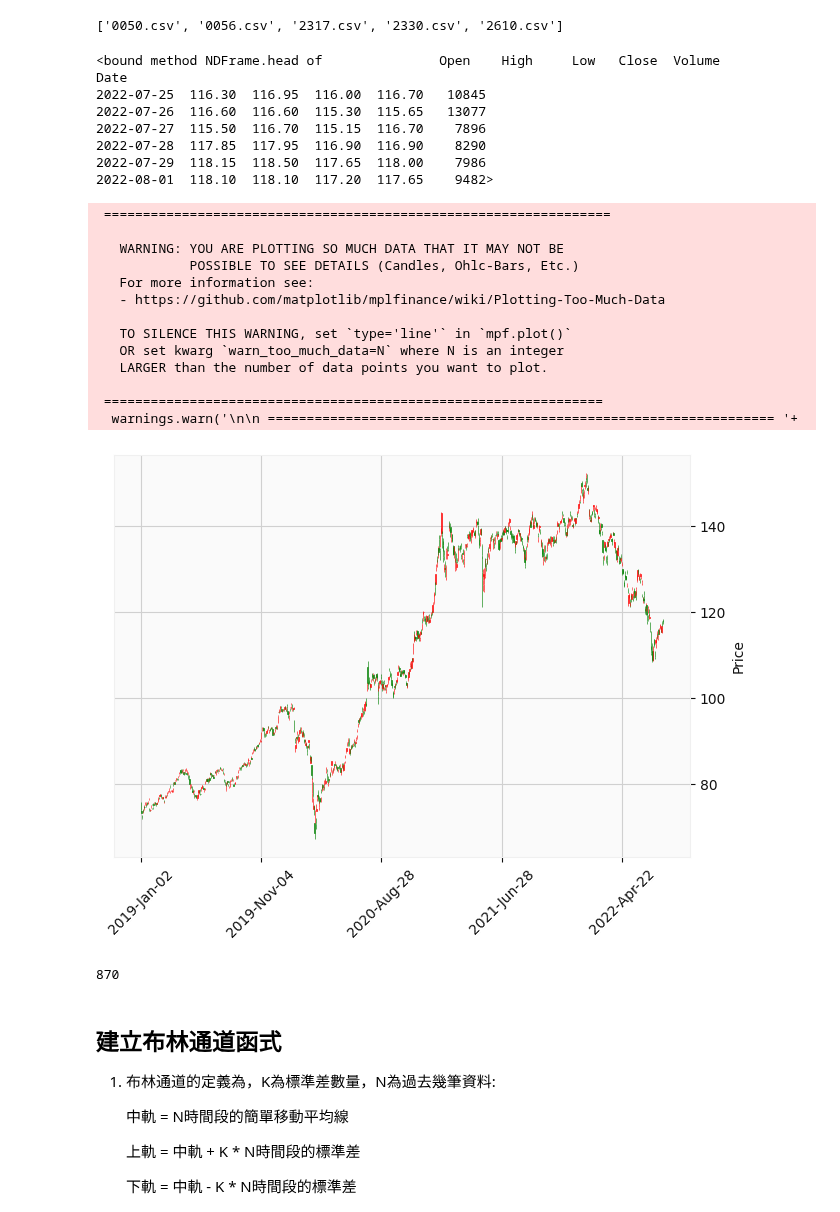
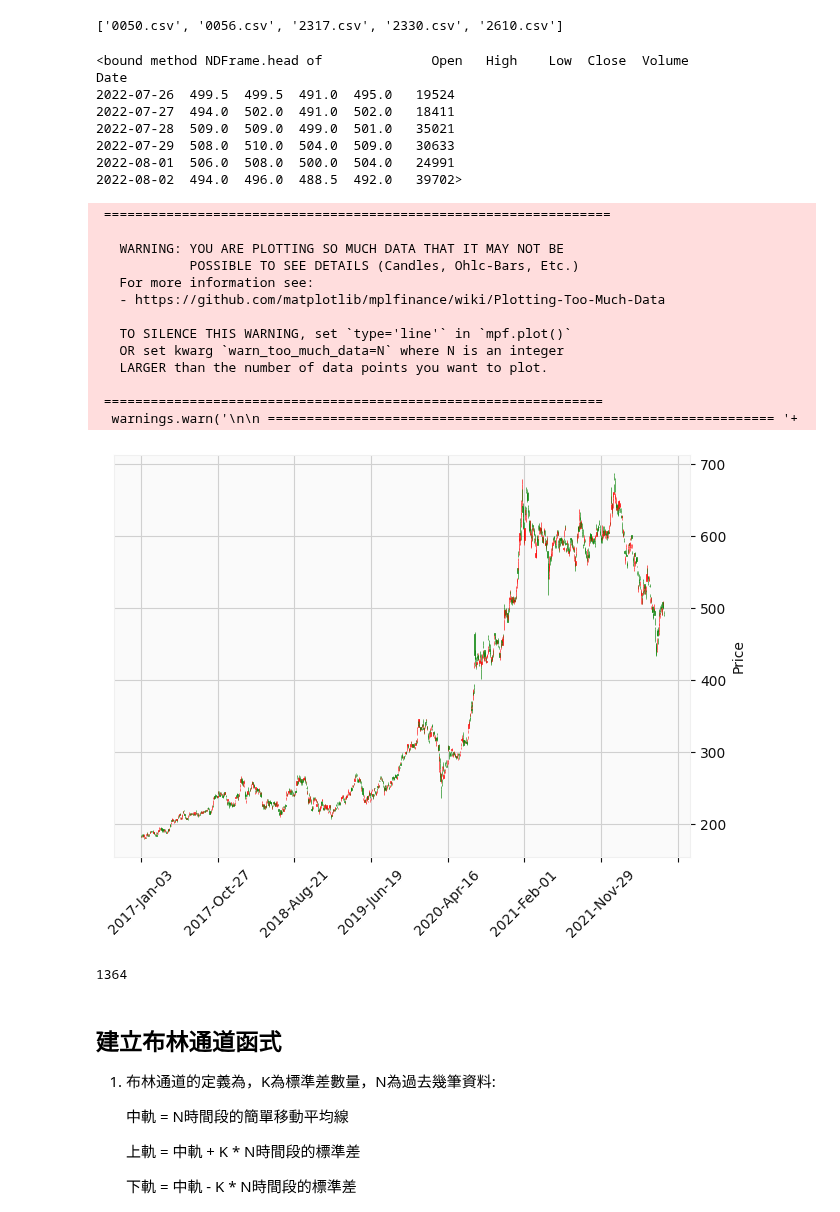
Before and after one commit to oscar50513/stock_project, a Jupyter notebook: BBands.ipynb, the cells around one changed output. Saved outputs shown, nothing was run; the diff lists cells and outputs as text; code cells hidden in the pictures.

```diff
--- a/BBands.ipynb
+++ b/BBands.ipynb
@@ -17,41 +17,41 @@ print(lists)
 # %%
 import pandas as pd
 import mplfinance as mpf
 # 讀取股票檔案，最新100筆資料
-SData = pd.read_csv('0050.csv',index_col='Date')
+SData = pd.read_csv('2330.csv',index_col='Date')
 # 更改時間格式
 SData.index = pd.DatetimeIndex(SData.index)
 print(SData.iloc[-6:,:].head)
 mc = mpf.make_marketcolors(up='r', down='g', inherit=True)
 s  = mpf.make_mpf_style(base_mpf_style='yahoo', marketcolors=mc)
 mpf.plot(SData, type='candle', style =s)
 # %% [output]
-<bound method NDFrame.head of               Open    High     Low   Close  Volume
+<bound method NDFrame.head of              Open   High    Low  Close  Volume
 Date
-2022-07-25  116.30  116.95  116.00  116.70   10845
-2022-07-26  116.60  116.60  115.30  115.65   13077
-2022-07-27  115.50  116.70  115.15  116.70    7896
-2022-07-28  117.85  117.95  116.90  116.90    8290
-2022-07-29  118.15  118.50  117.65  118.00    7986
-2022-08-01  118.10  118.10  117.20  117.65    9482>
+2022-07-26  499.5  499.5  491.0  495.0   19524
+2022-07-27  494.0  502.0  491.0  502.0   18411
+2022-07-28  509.0  509.0  499.0  501.0   35021
+2022-07-29  508.0  510.0  504.0  509.0   30633
+2022-08-01  506.0  508.0  500.0  504.0   24991
+2022-08-02  494.0  496.0  488.5  492.0   39702>
  =================================================================
 
    WARNING: YOU ARE PLOTTING SO MUCH DATA THAT IT MAY NOT BE
             POSSIBLE TO SEE DETAILS (Candles, Ohlc-Bars, Etc.)
    For more information see:
    - https://github.com/matplotlib/mplfinance/wiki/Plotting-Too-Much-Data
 
    TO SILENCE THIS WARNING, set `type='line'` in `mpf.plot()`
    OR set kwarg `warn_too_much_data=N` where N is an integer
    LARGER than the number of data points you want to plot.
 
  ================================================================
   warnings.warn('\n\n ================================================================= '+
-[figure, old version]
+[figure, new version]
 # %%
 print(len(SData))
 # %% [output]
-870
+1364
 # %% [markdown]
 ## 建立布林通道函式
 1. 布林通道的定義為，K為標準差數量，N為過去幾筆資料:
```
Also changed, not shown: parts of 11 cells of this notebook, 1 other file.
